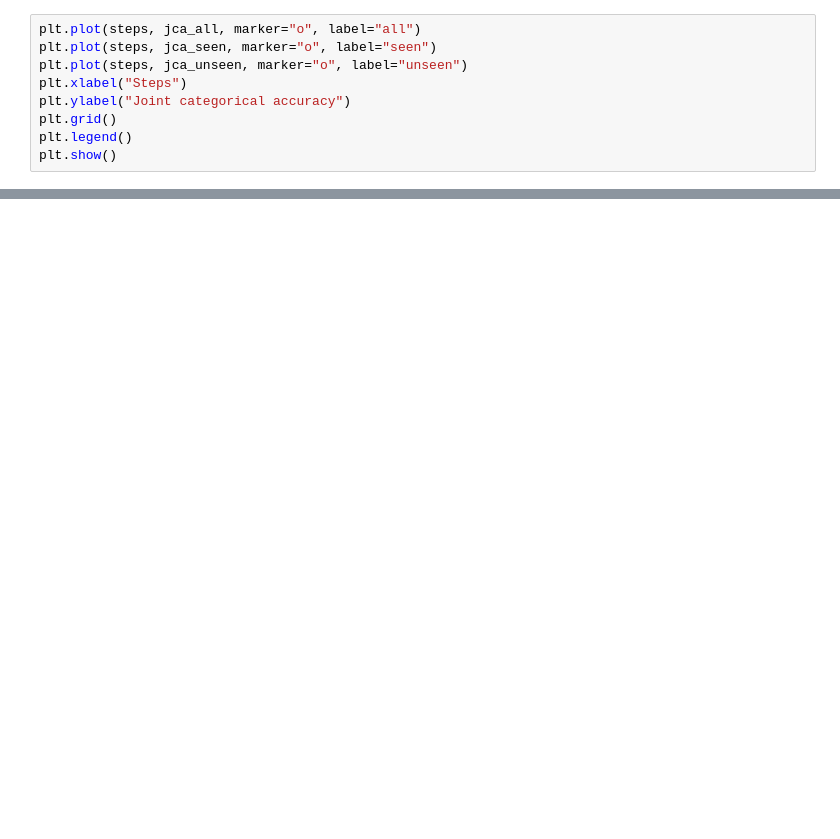
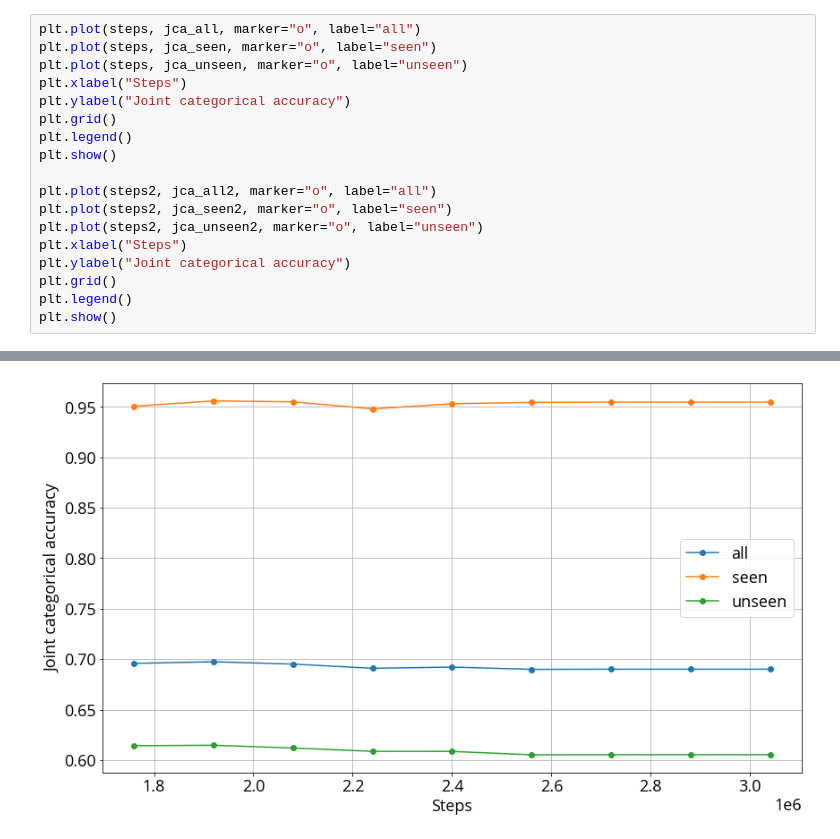
Before and after one commit to BlueFish6543/dst, a Jupyter notebook: notebooks/analysis.ipynb, the cells around one changed output, grey strips where cells are left out. Saved outputs shown, nothing was run; the diff lists cells and outputs as text; blank space fills up the shorter version.

```diff
--- a/notebooks/analysis.ipynb
+++ b/notebooks/analysis.ipynb
@@ -50,14 +115,24 @@ plt.show()
 # %%
 plt.plot(steps, jca_all, marker="o", label="all")
 plt.plot(steps, jca_seen, marker="o", label="seen")
 plt.plot(steps, jca_unseen, marker="o", label="unseen")
 plt.xlabel("Steps")
 plt.ylabel("Joint categorical accuracy")
 plt.grid()
 plt.legend()
 plt.show()
+
+plt.plot(steps2, jca_all2, marker="o", label="all")
+plt.plot(steps2, jca_seen2, marker="o", label="seen")
+plt.plot(steps2, jca_unseen2, marker="o", label="unseen")
+plt.xlabel("Steps")
+plt.ylabel("Joint categorical accuracy")
+plt.grid()
+plt.legend()
+plt.show()
 # %% [output]
 [figure]
+[figure, added]
 # %%
 plt.plot(steps, jnca_all, marker="o", label="all")
 plt.plot(steps, jnca_seen, marker="o", label="seen")
```
Also changed, not shown: parts of 9 cells of this notebook, 5 other files.
